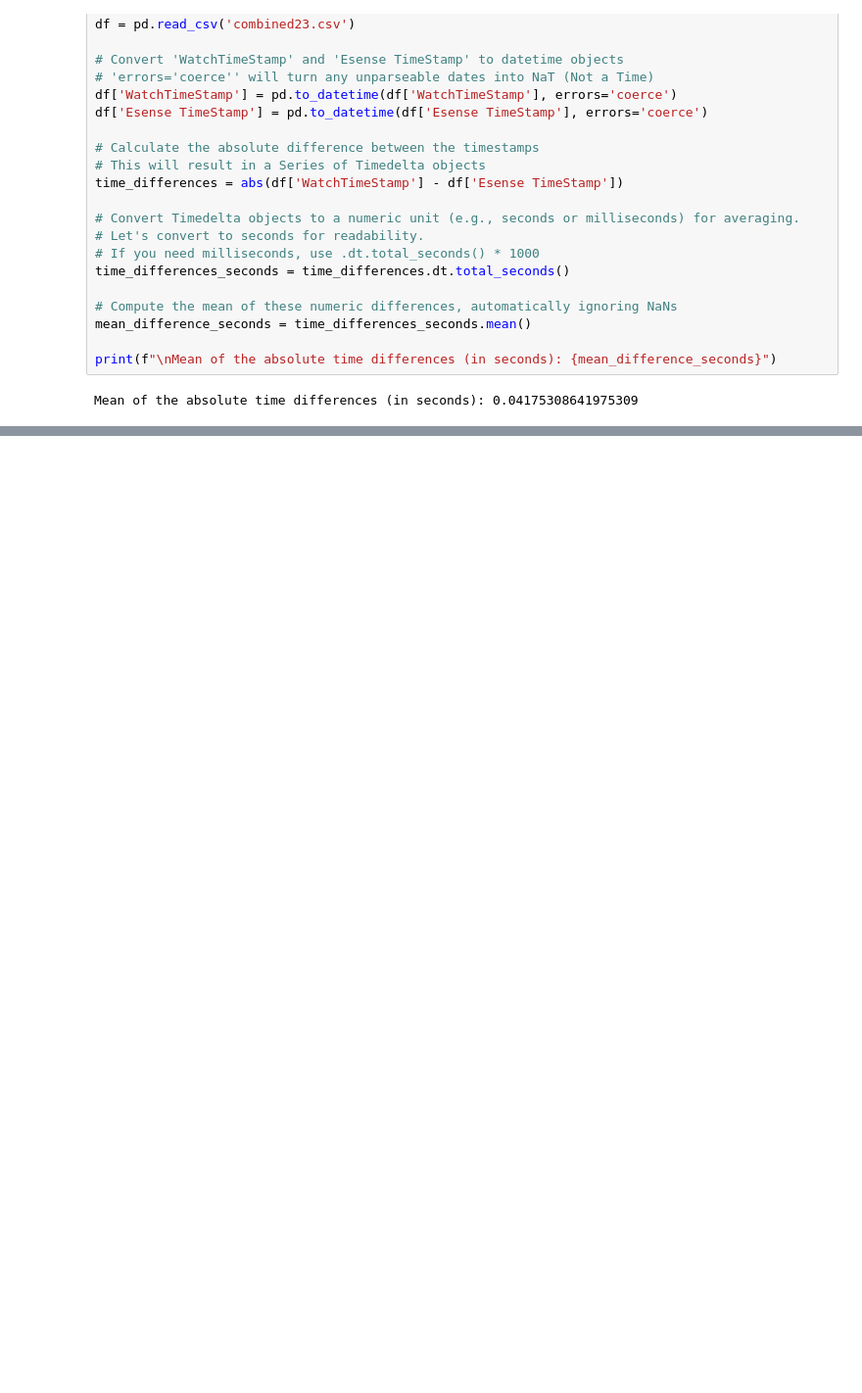
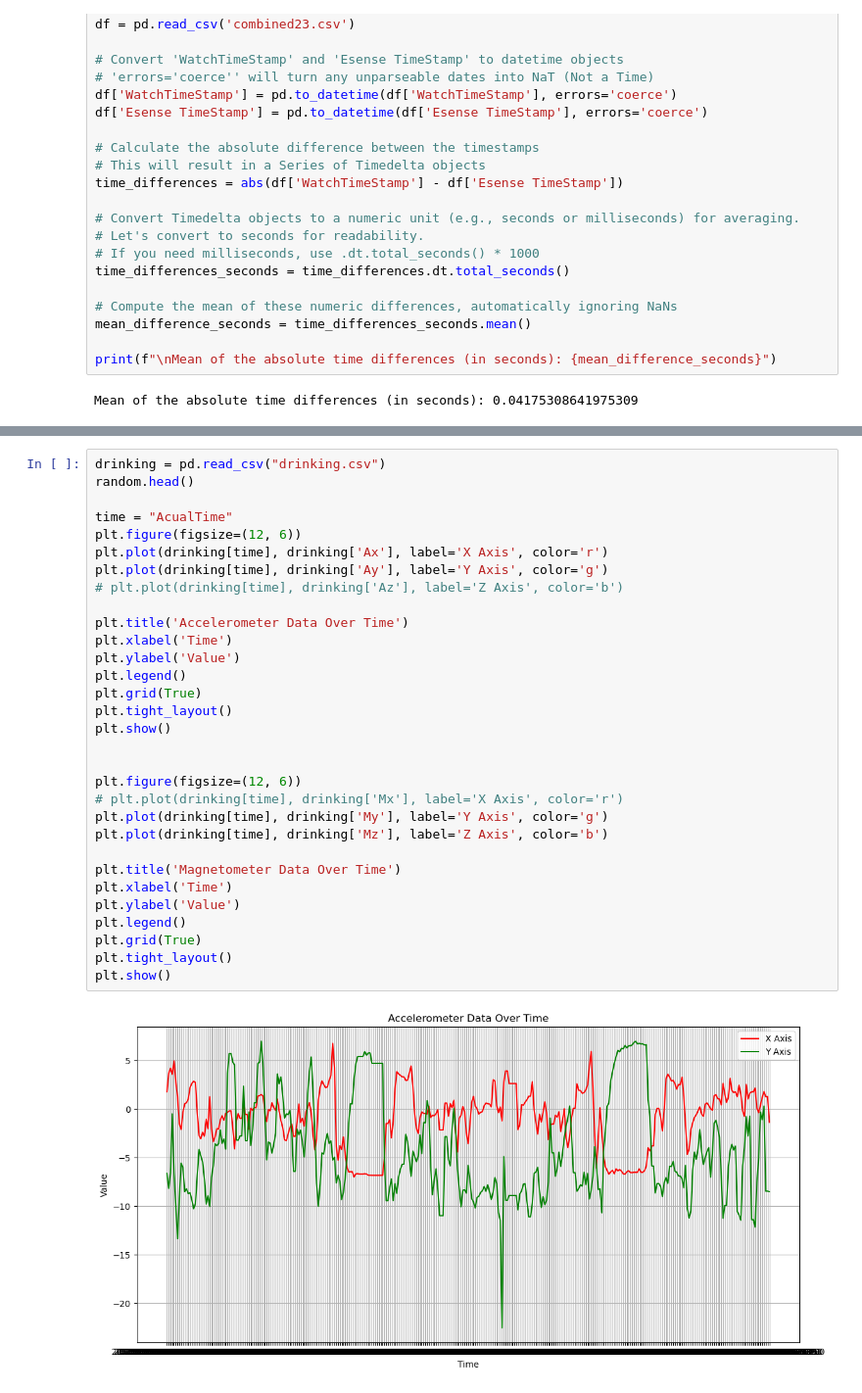
Before and after one commit to Arnavkode/Behavioural-Data-Analysis, a Jupyter notebook: plots/plot.ipynb, the cells around one changed output, grey strips where cells are left out. Shown at 98% size. Drawn from its saved outputs; the diff is of its cells as text; blank space fills up the shorter version.

```diff
--- a/plots/plot.ipynb
+++ b/plots/plot.ipynb
@@ -64,0 +179,33 @@ KeyError: 'WatchTimestamp'
+# %%
+drinking = pd.read_csv("drinking.csv")
+random.head()
+
+time = "AcualTime"
+plt.figure(figsize=(12, 6))
+plt.plot(drinking[time], drinking['Ax'], label='X Axis', color='r')
+plt.plot(drinking[time], drinking['Ay'], label='Y Axis', color='g')
+# plt.plot(drinking[time], drinking['Az'], label='Z Axis', color='b')
+
+plt.title('Accelerometer Data Over Time')
+plt.xlabel('Time')
+plt.ylabel('Value')
+plt.legend()
+plt.grid(True)
+plt.tight_layout()
+plt.show()
+
+
+plt.figure(figsize=(12, 6))
+# plt.plot(drinking[time], drinking['Mx'], label='X Axis', color='r')
+plt.plot(drinking[time], drinking['My'], label='Y Axis', color='g')
+plt.plot(drinking[time], drinking['Mz'], label='Z Axis', color='b')
+
+plt.title('Magnetometer Data Over Time')
+plt.xlabel('Time')
+plt.ylabel('Value')
+plt.legend()
+plt.grid(True)
+plt.tight_layout()
+plt.show()
+# %% [output]
+[figure, added]
```
Also changed, not shown: parts of 21 cells of this notebook, 32 other files.
